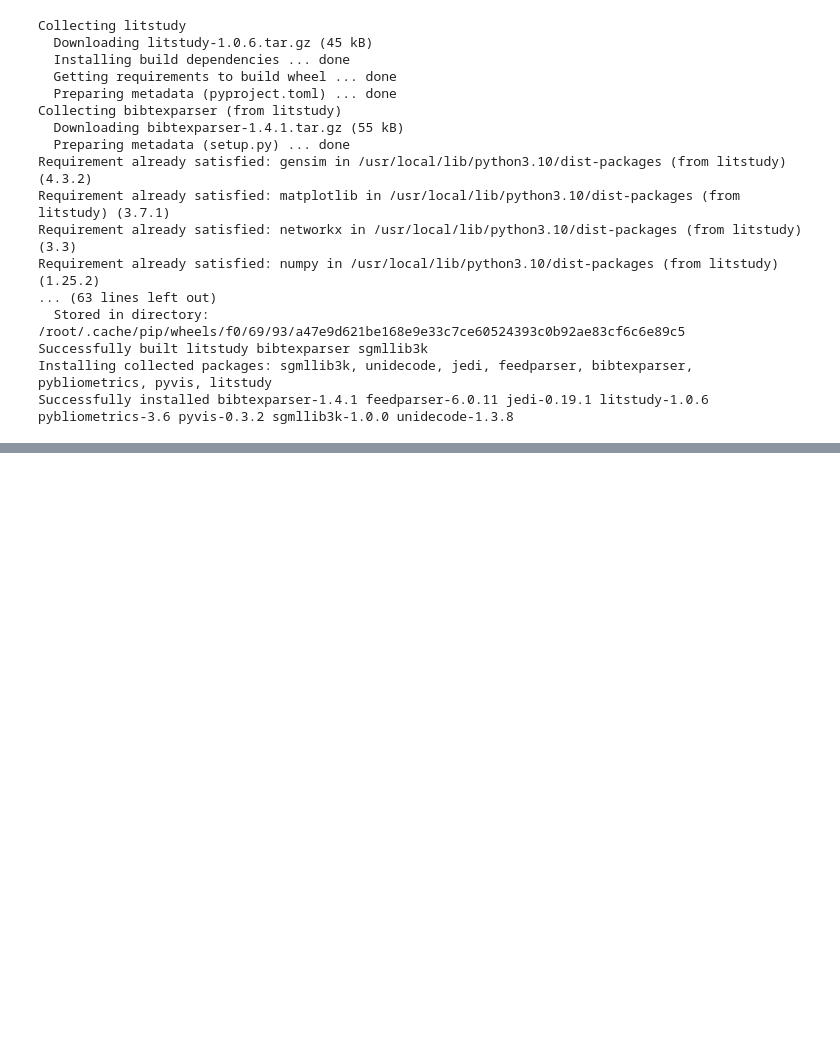
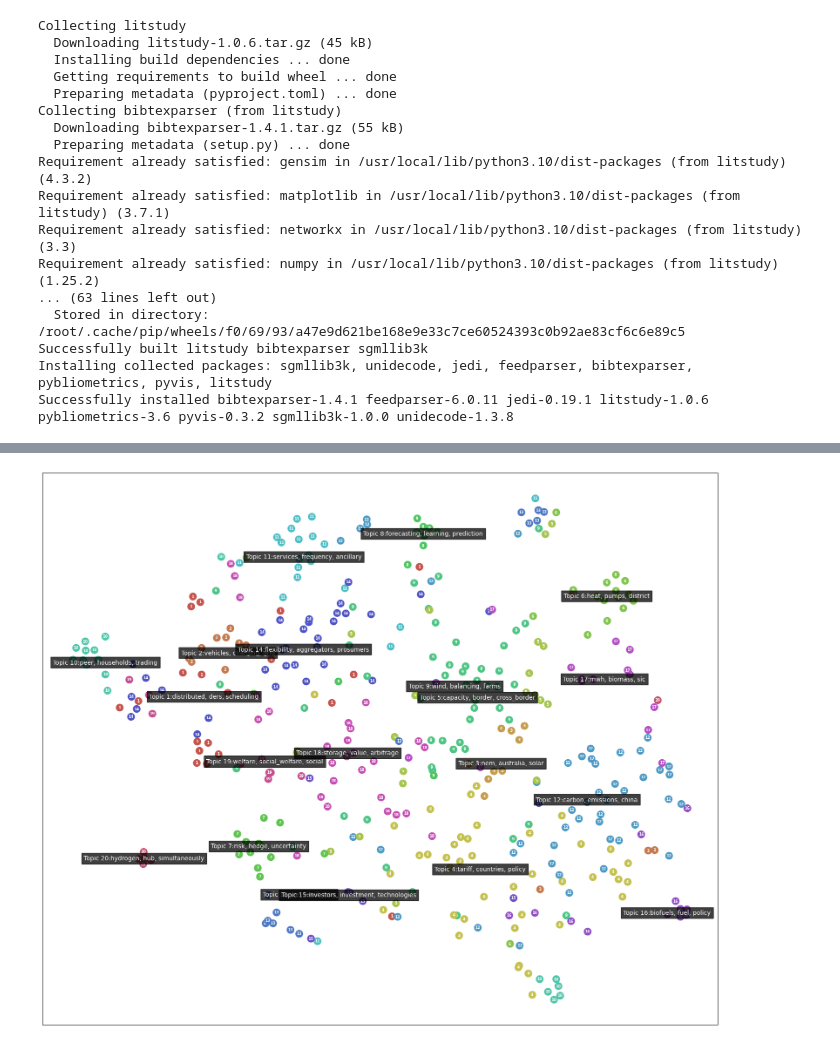
Before and after one commit to smuratsirin/Market_Design_Lit_Review, a Jupyter notebook: Electricity_Market_Design_Literature_Review.ipynb, the cells around one changed output, grey strips where cells are left out. Cells and saved outputs as stored; diff of their text form; code cells hidden in the pictures; blank space fills up the shorter version.

```diff
--- a/Electricity_Market_Design_Literature_Review.ipynb
+++ b/Electricity_Market_Design_Literature_Review.ipynb
@@ -62,0 +189,10 @@ litstudy.plot_embedding(corpus, topic_model);
+# %%
+## Now, conduct the second stage to see the context better
+# Load your data
+wos2 = litstudy.load_csv('literature_review_first_stage_results.csv',
+                        title_field = "Article Title_x",
+                        authors_field = "Authors",
+                        abstract_field = "Abstract",
+                        date_field = "Publication Year",
+                        citation_field = None)
+wos2
@@ -62,0 +201,8 @@ litstudy.plot_embedding(corpus, topic_model);
+# %%
+import random
+random.seed(42)
+corpus2 = litstudy.build_corpus(wos2, ngram_threshold=0.8)
+# %%
+num_topics2 = 20
+topic_model2 = litstudy.train_nmf_model(corpus2, num_topics2,
+                                         max_iter = 500)
@@ -62,0 +233,5 @@ litstudy.plot_embedding(corpus, topic_model);
+# %%
+plt.figure(figsize=(20, 20))
+litstudy.plot_embedding(corpus2, topic_model2);
+# %% [output]
+[figure, added]
```
Also changed, not shown: parts of 23 cells of this notebook.
